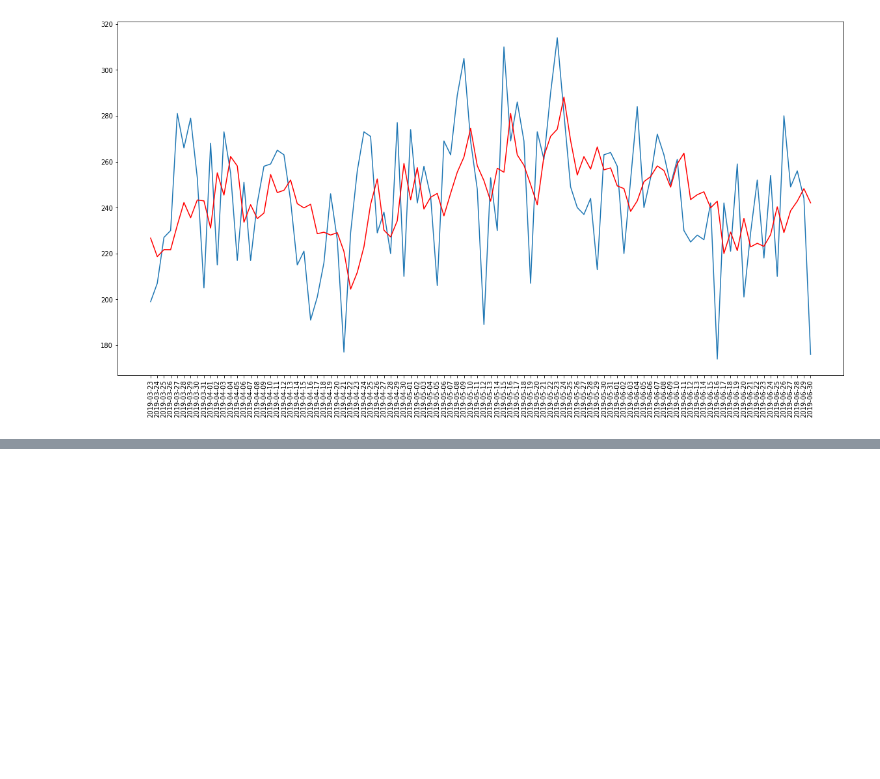
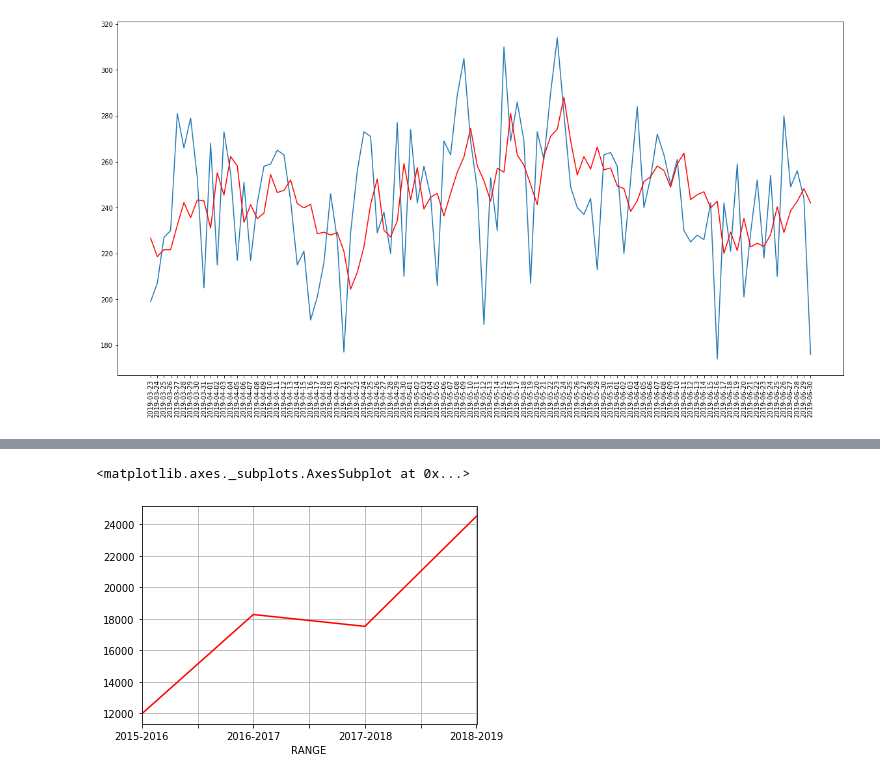
Before and after one commit to mitresh95/ImpactOfCrimeOnHousing, a Jupyter notebook: Project.ipynb, the cells around one changed output, grey strips where cells are left out. Saved outputs shown, nothing was run; the diff lists cells and outputs as text; code cells hidden in the pictures; blank space fills up the shorter version.

```diff
--- a/Project.ipynb
+++ b/Project.ipynb
@@ -259,0 +276,7 @@ pd.DataFrame(part_one_crime.groupby(['DISTRICT']).count()['INCIDENT_NUMBER']).pl
+# %%
+# Only part one crime rate over the years from 2015 to 2019.
+
+part_one_crime.groupby(['RANGE']).count()['INCIDENT_NUMBER'].plot.line(c='r', grid='true')
+# %% [output]
+<matplotlib.axes._subplots.AxesSubplot at 0x...>
+[figure, added]
```
Also changed, not shown: parts of 9 cells of this notebook.
